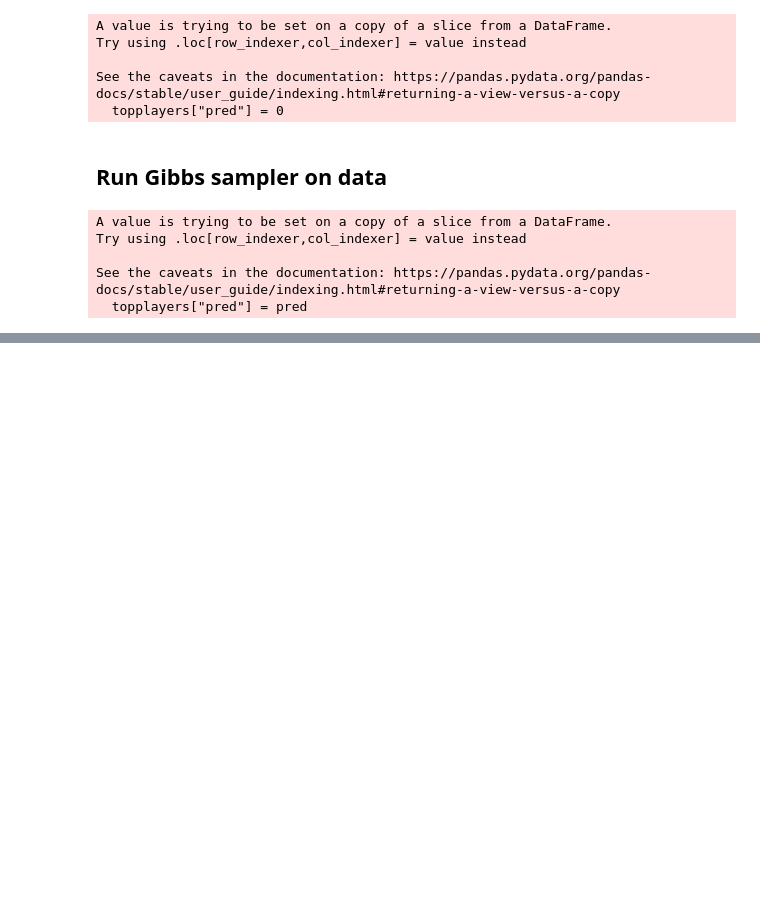
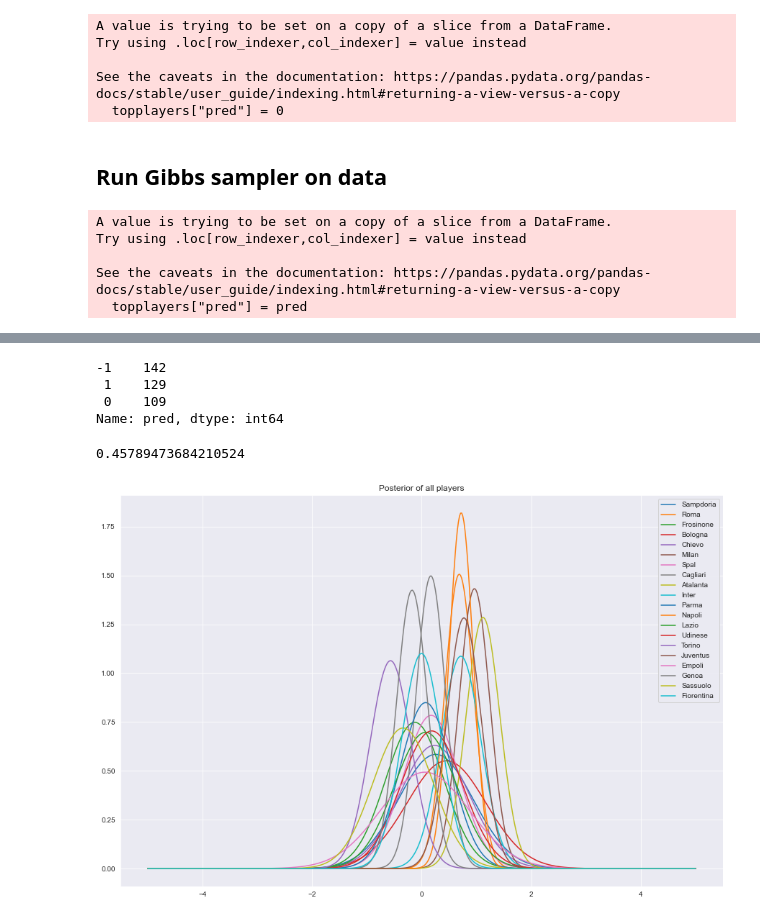
Before and after one commit to bcwein/1RT705APML-Project, a Jupyter notebook: project.ipynb, the cells around one changed output, grey strips where cells are left out. Saved outputs shown, nothing was run; the diff lists cells and outputs as text; code cells hidden in the pictures; blank space fills up the shorter version.

```diff
--- a/project.ipynb
+++ b/project.ipynb
@@ -716,0 +765,19 @@ Accuray: 0.6727272727272727
+# %%
+# hyperparameters
+L = 100
+burn = 50
+# Priors
+sigma_s = np.array([[1, 0], [0, 1]], dtype=np.float64)
+mu_s = np.array([1, -1], dtype=np.float64)
+
+# Sample
+s1, s2, t = gibbsSampler(L+burn, mu_s, sigma_s, burn)
+s1gauss = gaussianApprox(s1)
+s2gauss = gaussianApprox(s2)
+
+# Make dictionary of priors
+distributions = {}
+
+# Give all same prior
+for player in teams:
+    distributions[player] = s1gauss
@@ -716,0 +861,27 @@ Accuray: 0.6727272727272727
+# %%
+cleaned.pred.value_counts()
+# %% [output]
+-1    142
+ 1    129
+ 0    109
+Name: pred, dtype: int64
+# %%
+x = np.linspace(-5, 5, 500)
+
+plt.figure(figsize=(15, 10))
+
+for key, dist in distributions.items():
+    plt.plot(x, dist.pdf(x), label=key)
+
+plt.legend()
+plt.title("Posterior of all players")
+if(save):
+    plt.savefig("posteriors.png")
+
+true_values = np.array(cleaned.true)
+predictions = np.array(cleaned.pred)
+
+accuracy_score(true_values, predictions)
+# %% [output]
+0.45789473684210524
+[figure, added]
```
Also changed, not shown: parts of 8 cells of this notebook, 1 other file.
